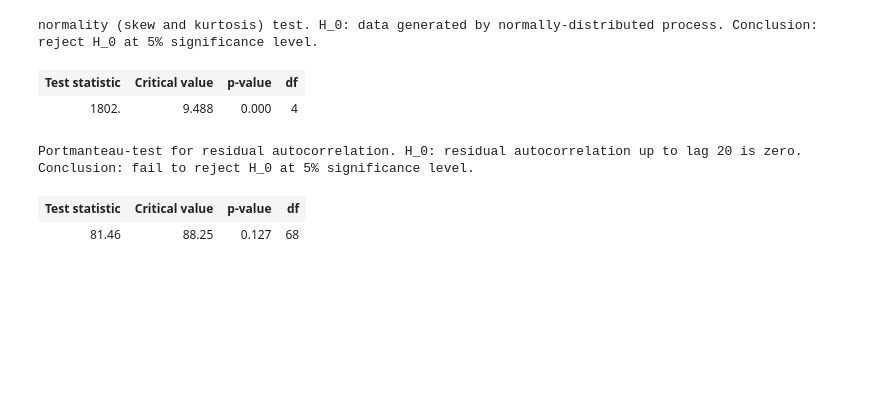
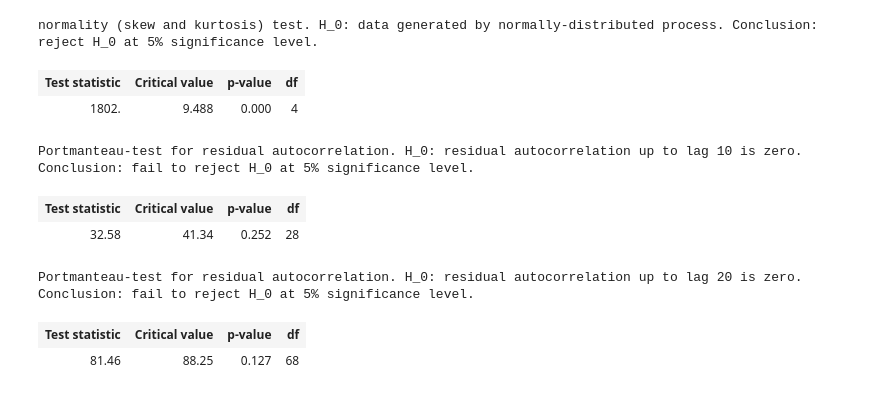
Before and after one commit to Grasia/gas-dao-activity, a Jupyter notebook: notebooks/gas_rate/daohaus_activity_membership_rate.ipynb, the cells around one changed output. Saved outputs shown, nothing was run; the diff lists cells and outputs as text; code cells hidden in the pictures; blank space fills up the shorter version.

Commit message:
Updated whiteness test

```diff
--- a/notebooks/gas_rate/daohaus_activity_membership_rate.ipynb
+++ b/notebooks/gas_rate/daohaus_activity_membership_rate.ipynb
@@ -385,6 +387,12 @@ results2.test_normality().summary()
 normality (skew and kurtosis) test. H_0: data generated by normally-distributed process. Conclusion: reject H_0 at 5% significance level.
 | Test statistic | Critical value | p-value | df |
 | 1802. | 9.488 | 0.000 | 4 |
+# %%
+results2.test_whiteness(nlags=10).summary()
+# %% [output]
+Portmanteau-test for residual autocorrelation. H_0: residual autocorrelation up to lag 10 is zero. Conclusion: fail to reject H_0 at 5% significance level.
+| Test statistic | Critical value | p-value | df |
+| 32.58 | 41.34 | 0.252 | 28 |
 # %%
 results2.test_whiteness(nlags=20).summary()
 # %% [output]
```
Also changed, not shown: parts of 3 cells of this notebook, 1 other file.
